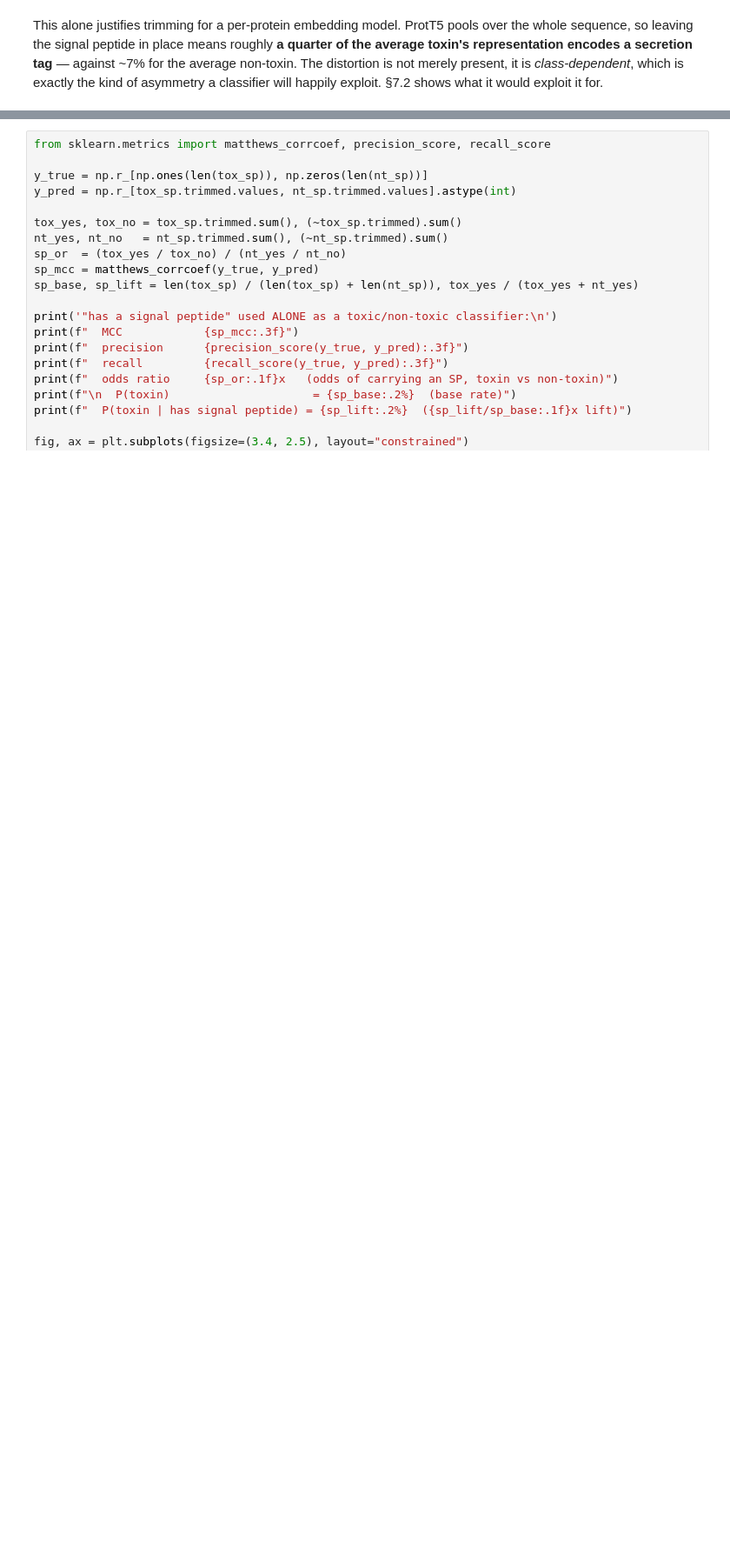
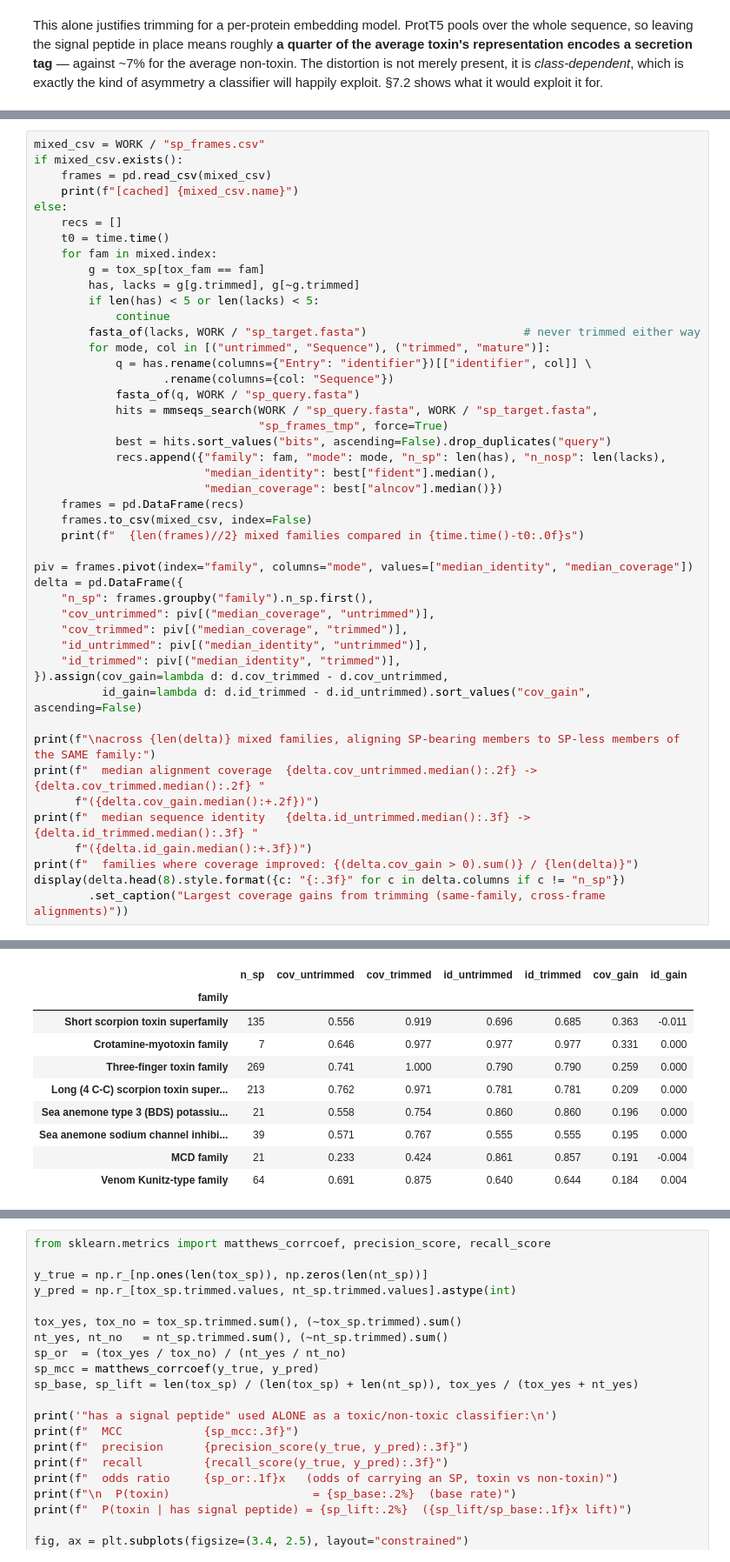
Before and after one commit to Sisistern123/ToxFam, a Jupyter notebook: notebooks/preprocessing_rationale.ipynb, the cells around one changed output, grey strips where cells are left out. Shown at 87% size. Saved outputs shown, nothing was run; the diff lists cells and outputs as text; blank space fills up the shorter version.

```diff
--- a/notebooks/preprocessing_rationale.ipynb
+++ b/notebooks/preprocessing_rationale.ipynb
@@ -1063,0 +1127,47 @@ asymmetry a classifier will happily exploit. §7.2 shows what it would exploit i
+# %%
+mixed_csv = WORK / "sp_frames.csv"
+if mixed_csv.exists():
+    frames = pd.read_csv(mixed_csv)
+    print(f"[cached] {mixed_csv.name}")
+else:
+    recs = []
+    t0 = time.time()
+    for fam in mixed.index:
+        g = tox_sp[tox_fam == fam]
+        has, lacks = g[g.trimmed], g[~g.trimmed]
+        if len(has) < 5 or len(lacks) < 5:
+            continue
+        fasta_of(lacks, WORK / "sp_target.fasta")                       # never trimmed either way
+        for mode, col in [("untrimmed", "Sequence"), ("trimmed", "mature")]:
+            q = has.rename(columns={"Entry": "identifier"})[["identifier", col]] \
+                   .rename(columns={col: "Sequence"})
+            fasta_of(q, WORK / "sp_query.fasta")
+            hits = mmseqs_search(WORK / "sp_query.fasta", WORK / "sp_target.fasta",
+                                 "sp_frames_tmp", force=True)
+            best = hits.sort_values("bits", ascending=False).drop_duplicates("query")
+            recs.append({"family": fam, "mode": mode, "n_sp": len(has), "n_nosp": len(lacks),
+                         "median_identity": best["fident"].median(),
+                         "median_coverage": best["alncov"].median()})
+    frames = pd.DataFrame(recs)
+    frames.to_csv(mixed_csv, index=False)
+    print(f"  {len(frames)//2} mixed families compared in {time.time()-t0:.0f}s")
+
+piv = frames.pivot(index="family", columns="mode", values=["median_identity", "median_coverage"])
+delta = pd.DataFrame({
+    "n_sp": frames.groupby("family").n_sp.first(),
+    "cov_untrimmed": piv[("median_coverage", "untrimmed")],
+    "cov_trimmed": piv[("median_coverage", "trimmed")],
+    "id_untrimmed": piv[("median_identity", "untrimmed")],
+    "id_trimmed": piv[("median_identity", "trimmed")],
+}).assign(cov_gain=lambda d: d.cov_trimmed - d.cov_untrimmed,
+          id_gain=lambda d: d.id_trimmed - d.id_untrimmed).sort_values("cov_gain", ascending=False)
+
+print(f"\nacross {len(delta)} mixed families, aligning SP-bearing members to SP-less members of the SAME family:")
+print(f"  median alignment coverage  {delta.cov_untrimmed.median():.2f} -> {delta.cov_trimmed.median():.2f} "
+      f"({delta.cov_gain.median():+.2f})")
+print(f"  median sequence identity   {delta.id_untrimmed.median():.3f} -> {delta.id_trimmed.median():.3f} "
+      f"({delta.id_gain.median():+.3f})")
+print(f"  families where coverage improved: {(delta.cov_gain > 0).sum()} / {len(delta)}")
+display(delta.head(8).style.format({c: "{:.3f}" for c in delta.columns if c != "n_sp"})
+        .set_caption("Largest coverage gains from trimming (same-family, cross-frame alignments)"))
+# %% [output]
@@ -1063,0 +1181,10 @@ asymmetry a classifier will happily exploit. §7.2 shows what it would exploit i
+|  | n_sp | cov_untrimmed | cov_trimmed | id_untrimmed | id_trimmed | cov_gain | id_gain |
+| family |  |  |  |  |  |  |  |
+| Short scorpion toxin superfamily | 135 | 0.556 | 0.919 | 0.696 | 0.685 | 0.363 | -0.011 |
+| Crotamine-myotoxin family | 7 | 0.646 | 0.977 | 0.977 | 0.977 | 0.331 | 0.000 |
+| Three-finger toxin family | 269 | 0.741 | 1.000 | 0.790 | 0.790 | 0.259 | 0.000 |
+| Long (4 C-C) scorpion toxin super... | 213 | 0.762 | 0.971 | 0.781 | 0.781 | 0.209 | 0.000 |
+| Sea anemone type 3 (BDS) potassiu... | 21 | 0.558 | 0.754 | 0.860 | 0.860 | 0.196 | 0.000 |
+| Sea anemone sodium channel inhibi... | 39 | 0.571 | 0.767 | 0.555 | 0.555 | 0.195 | 0.000 |
+| MCD family | 21 | 0.233 | 0.424 | 0.861 | 0.857 | 0.191 | -0.004 |
+| Venom Kunitz-type family | 64 | 0.691 | 0.875 | 0.640 | 0.644 | 0.184 | 0.004 |
```
Also changed, not shown: parts of 15 cells of this notebook.
